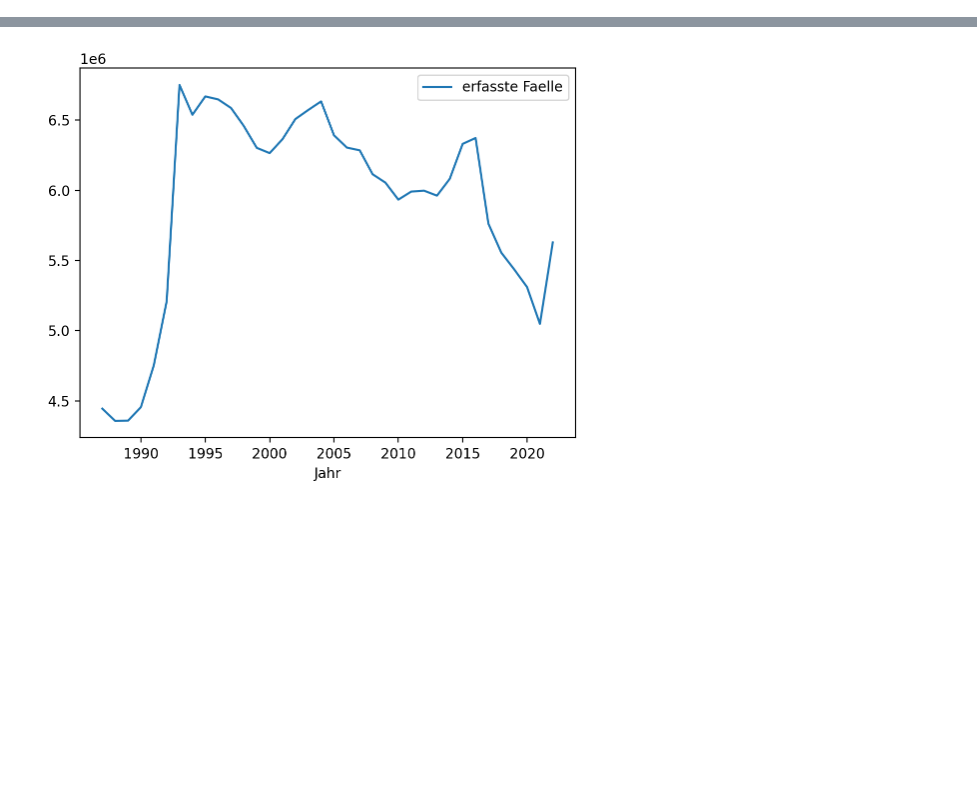
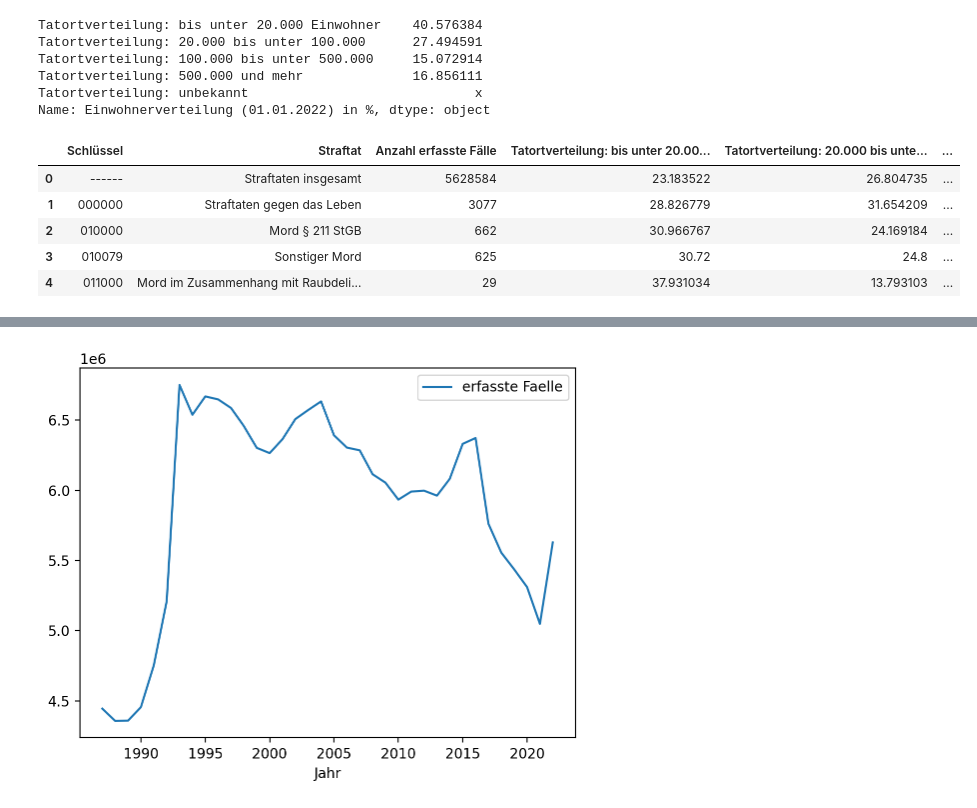
Before and after one commit to LukaslWeber/DataLit-Crime-Project, a Jupyter notebook: exploraton.ipynb, the cells around one changed output, grey strips where cells are left out. Cells and saved outputs as stored; diff of their text form; code cells hidden in the pictures; blank space fills up the shorter version.

```diff
--- a/exploraton.ipynb
+++ b/exploraton.ipynb
@@ -46,0 +63,25 @@ df.head()
+# %%
+R_BU_T01_T = 'Datasets/PKS/2022/Räumliche-Gliederung/Bund/BU-T01-Tatortverteilung-Prozent.xlsx'
+df = pd.read_excel(R_BU_T01_T,skiprows=3,thousands=',',decimal='.')
+df = df.rename(columns={'Tatortverteilung':'Tatortverteilung: bis unter 20.000 Einwohner',
+                        'Unnamed: 4':'Tatortverteilung: 20.000 bis unter 100.000',
+                        'Unnamed: 5':'Tatortverteilung: 100.000 bis unter 500.000',
+                        'Unnamed: 6':'Tatortverteilung: 500.000 und mehr',
+                        'Unnamed: 7':'Tatortverteilung: unbekannt'})
+inhabitant_distribution = df.iloc[4,3:].rename('Einwohnerverteilung (01.01.2022) in %')
+print(inhabitant_distribution)
+df = df.drop(range(5)).reset_index(drop=True)
+df.head()
+# %% [output]
+Tatortverteilung: bis unter 20.000 Einwohner    40.576384
+Tatortverteilung: 20.000 bis unter 100.000      27.494591
+Tatortverteilung: 100.000 bis unter 500.000     15.072914
+Tatortverteilung: 500.000 und mehr              16.856111
+Tatortverteilung: unbekannt                             x
+Name: Einwohnerverteilung (01.01.2022) in %, dtype: object
+|  | Schlüssel | Straftat | Anzahl erfasste Fälle | Tatortverteilung: bis unter 20.00... | Tatortverteilung: 20.000 bis unte... | ... |
+| 0 | ------ | Straftaten insgesamt | 5628584 | 23.183522 | 26.804735 | ... |
+| 1 | 000000 | Straftaten gegen das Leben | 3077 | 28.826779 | 31.654209 | ... |
+| 2 | 010000 | Mord § 211 StGB | 662 | 30.966767 | 24.169184 | ... |
+| 3 | 010079 | Sonstiger Mord | 625 | 30.72 | 24.8 | ... |
+| 4 | 011000 | Mord im Zusammenhang mit Raubdeli... | 29 | 37.931034 | 13.793103 | ... |
```
Also changed, not shown: parts of 9 cells of this notebook.
